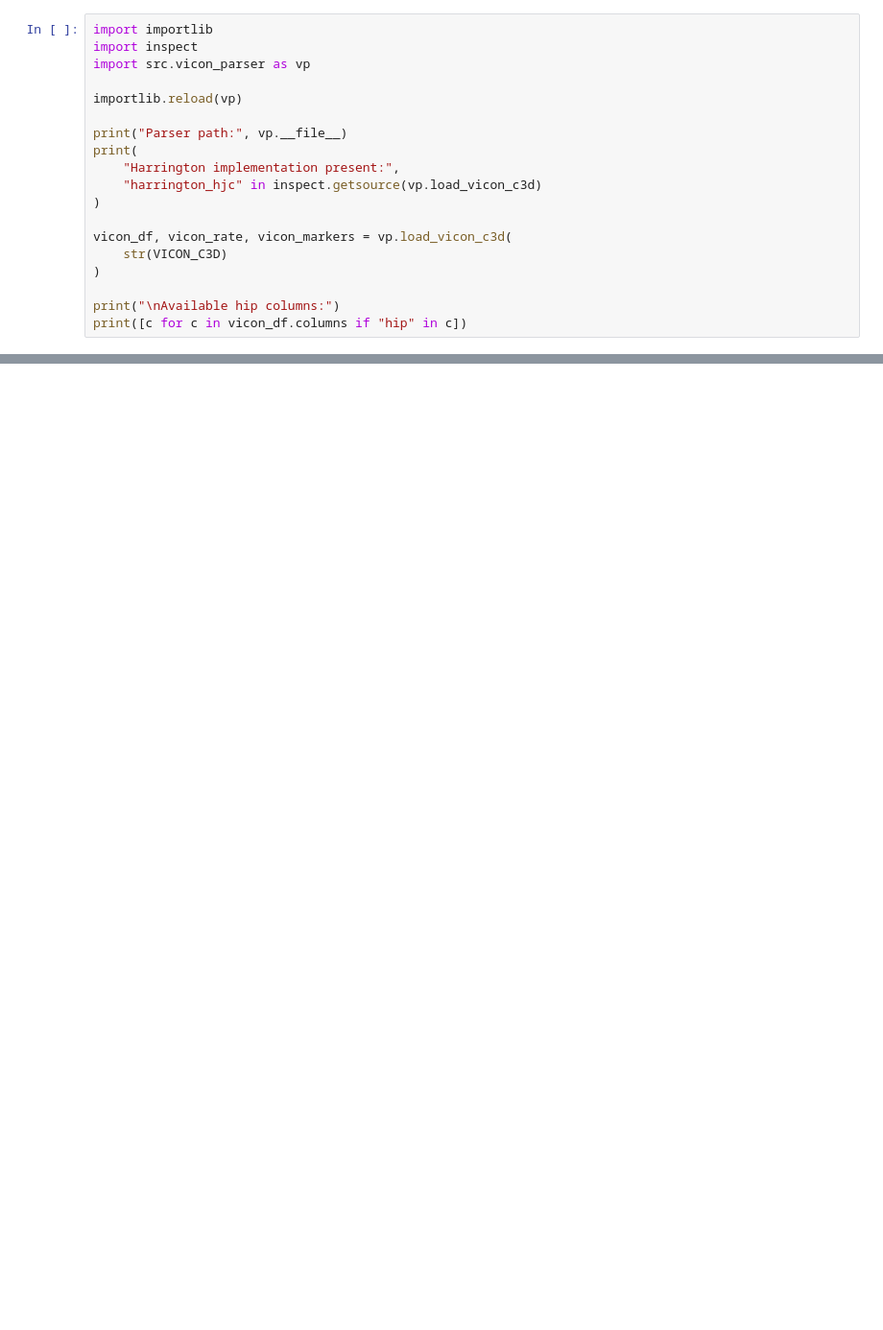
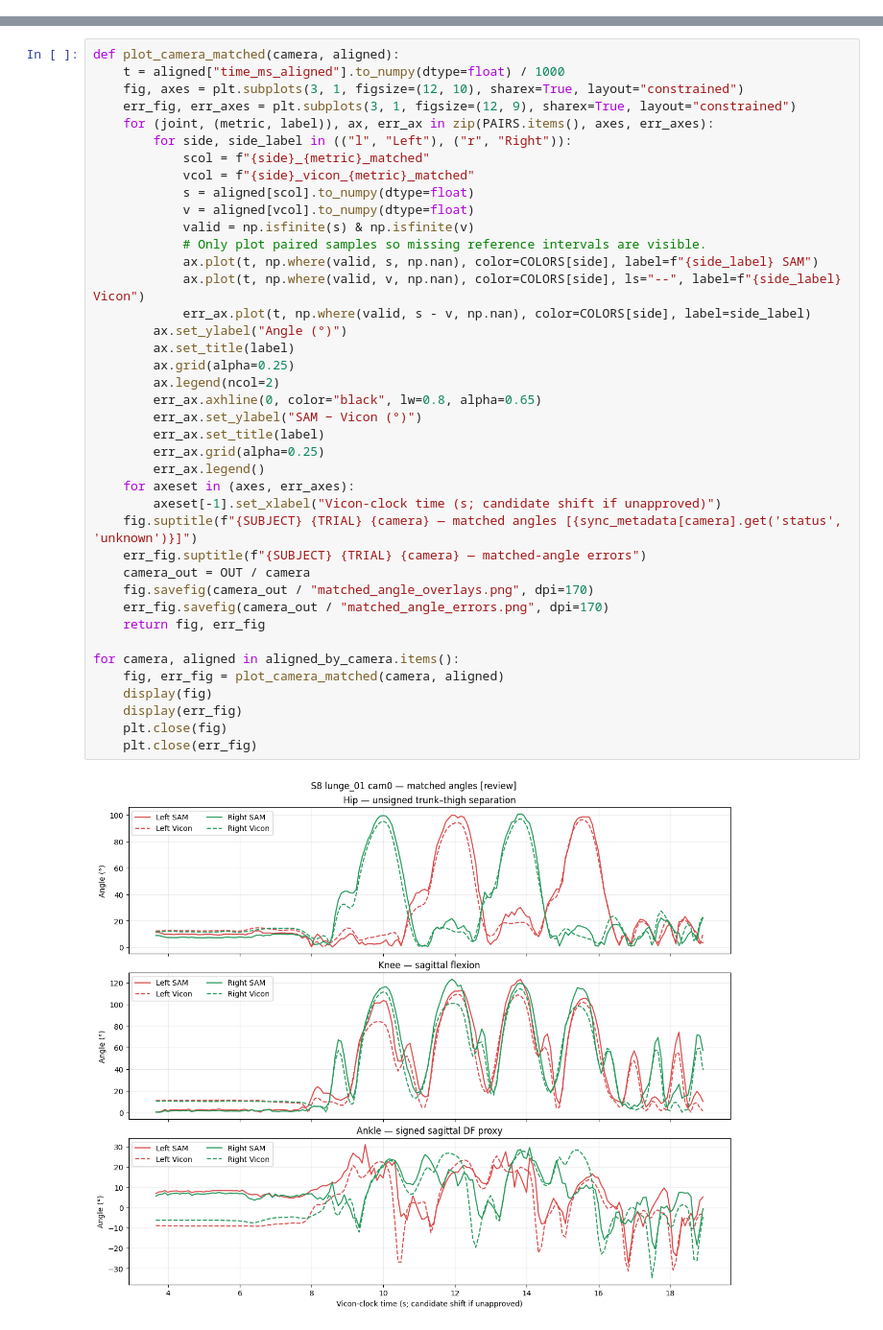
Before and after one commit to tdjohnson1987/markerless_sam, a Jupyter notebook: notebooks/04_validation.ipynb, the cells around one changed output, grey strips where cells are left out. Shown at 96% size. Drawn from its saved outputs; the diff is of its cells as text; blank space fills up the shorter version.

Commit message:
clean validation

```diff
--- a/notebooks/04_validation.ipynb
+++ b/notebooks/04_validation.ipynb
@@ -844,19 +0,0 @@ plt.show()
-# %%
-import importlib
-import inspect
-import src.vicon_parser as vp
-
-importlib.reload(vp)
-
-print("Parser path:", vp.__file__)
-print(
-    "Harrington implementation present:",
-    "harrington_hjc" in inspect.getsource(vp.load_vicon_c3d)
-)
-
-vicon_df, vicon_rate, vicon_markers = vp.load_vicon_c3d(
-    str(VICON_C3D)
-)
-
-print("\nAvailable hip columns:")
-print([c for c in vicon_df.columns if "hip" in c])
@@ -1201,0 +281,42 @@ display(pd.DataFrame(rows).round(2))
+# %%
+def plot_camera_matched(camera, aligned):
+    t = aligned["time_ms_aligned"].to_numpy(dtype=float) / 1000
+    fig, axes = plt.subplots(3, 1, figsize=(12, 10), sharex=True, layout="constrained")
+    err_fig, err_axes = plt.subplots(3, 1, figsize=(12, 9), sharex=True, layout="constrained")
+    for (joint, (metric, label)), ax, err_ax in zip(PAIRS.items(), axes, err_axes):
+        for side, side_label in (("l", "Left"), ("r", "Right")):
+            scol = f"{side}_{metric}_matched"
+            vcol = f"{side}_vicon_{metric}_matched"
+            s = aligned[scol].to_numpy(dtype=float)
+            v = aligned[vcol].to_numpy(dtype=float)
+            valid = np.isfinite(s) & np.isfinite(v)
+            # Only plot paired samples so missing reference intervals are visible.
+            ax.plot(t, np.where(valid, s, np.nan), color=COLORS[side], label=f"{side_label} SAM")
+            ax.plot(t, np.where(valid, v, np.nan), color=COLORS[side], ls="--", label=f"{side_label} Vicon")
+            err_ax.plot(t, np.where(valid, s - v, np.nan), color=COLORS[side], label=side_label)
+        ax.set_ylabel("Angle (°)")
+        ax.set_title(label)
+        ax.grid(alpha=0.25)
+        ax.legend(ncol=2)
+        err_ax.axhline(0, color="black", lw=0.8, alpha=0.65)
+        err_ax.set_ylabel("SAM − Vicon (°)")
+        err_ax.set_title(label)
+        err_ax.grid(alpha=0.25)
+        err_ax.legend()
+    for axeset in (axes, err_axes):
+        axeset[-1].set_xlabel("Vicon-clock time (s; candidate shift if unapproved)")
+    fig.suptitle(f"{SUBJECT} {TRIAL} {camera} — matched angles [{sync_metadata[camera].get('status', 'unknown')}]")
+    err_fig.suptitle(f"{SUBJECT} {TRIAL} {camera} — matched-angle errors")
+    camera_out = OUT / camera
+    fig.savefig(camera_out / "matched_angle_overlays.png", dpi=170)
+    err_fig.savefig(camera_out / "matched_angle_errors.png", dpi=170)
+    return fig, err_fig
+
+for camera, aligned in aligned_by_camera.items():
+    fig, err_fig = plot_camera_matched(camera, aligned)
+    display(fig)
+    display(err_fig)
+    plt.close(fig)
+    plt.close(err_fig)
+# %% [output]
+[figure, added]
```
Also changed, not shown: parts of 48 cells of this notebook, 4 other files.
